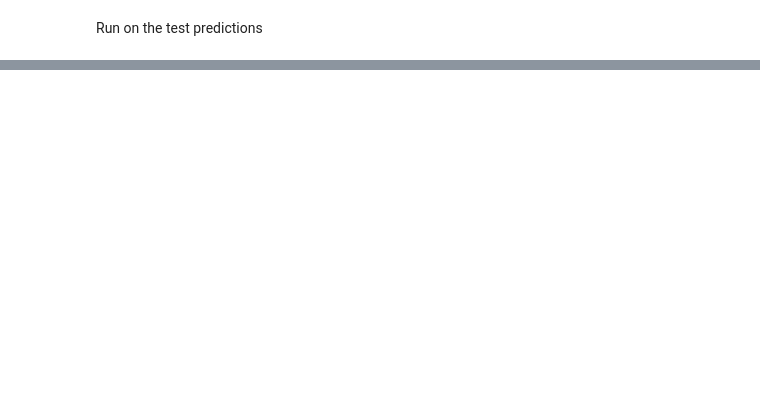
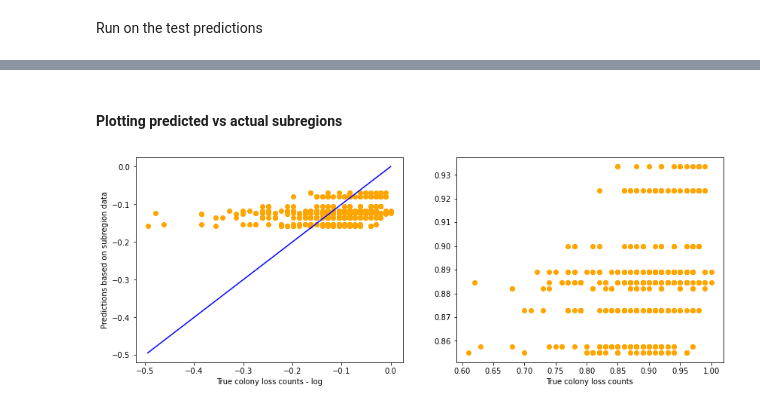
Before and after one commit to squareleaf/bee-colony-loss-capstone, a Jupyter notebook: Bee Colony Capstone - modeling with regression.ipynb, the cells around one changed output, grey strips where cells are left out. Drawn from its saved outputs; the diff is of its cells as text; code cells hidden in the pictures; blank space fills up the shorter version.

```diff
--- a/Bee Colony Capstone - modeling with regression.ipynb
+++ b/Bee Colony Capstone - modeling with regression.ipynb
@@ -280,0 +222,19 @@ Explained variance score: 0.10
+# %% [markdown]
+#### Plotting predicted vs actual subregions
+# %%
+# Scatter plot
+fig, (ax1, ax2) = plt.subplots(1, 2, figsize=(14, 5))
+
+ax1.scatter(y_test_log, lr_subregions_test_pred, c="orange")
+
+p1 = max(max(lr_subregions_test_pred), max(y_test_log))
+p2 = min(min(lr_subregions_test_pred), min(y_test_log))
+ax1.plot([p1, p2], [p1, p2], 'b-')
+ax1.set(xlabel='True colony loss counts - log', ylabel='Predictions based on subregion data')
+
+ax2.scatter(np.exp(y_test_log), np.exp(lr_subregions_test_pred), c="orange")
+ax2.set(xlabel='True colony loss counts')
+
+plt.show()
+# %% [output]
+[figure, added]
```
Also changed, not shown: parts of 77 cells of this notebook, 8 other files.
